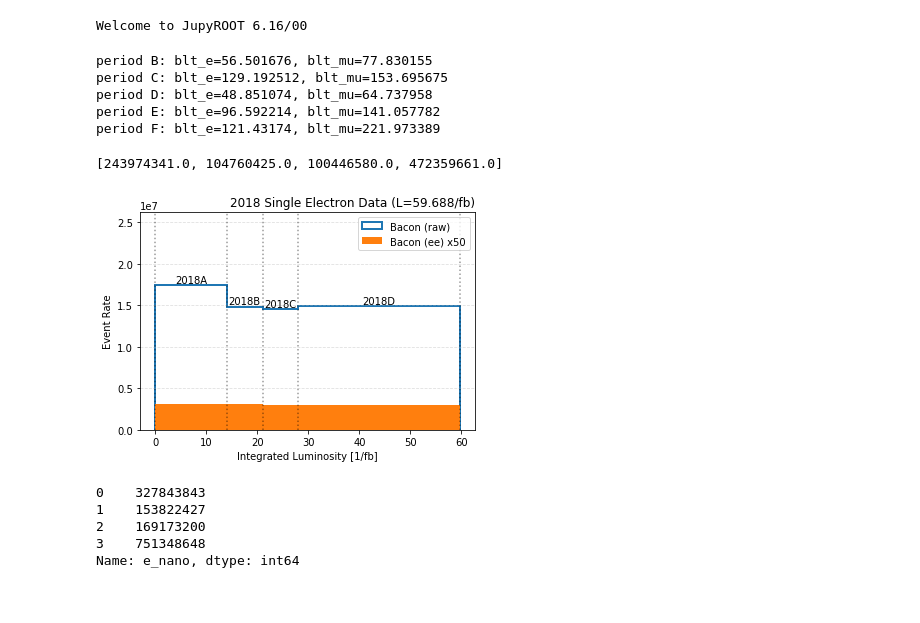
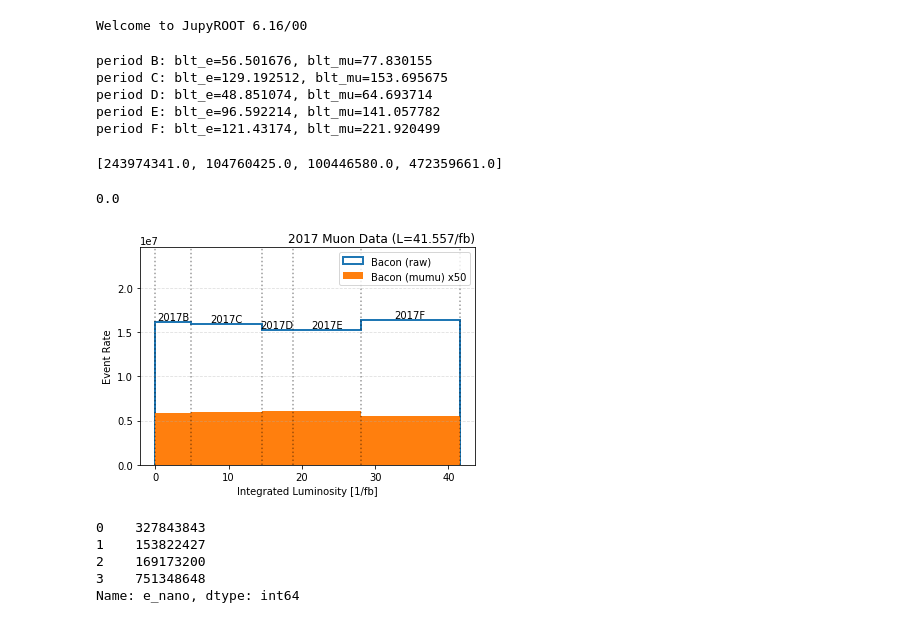
Before and after one commit to ZihengChen/WBranchingFaction, a Jupyter notebook: notebooks/Untitled.ipynb, the cells around one changed output. Saved outputs shown, nothing was run; the diff lists cells and outputs as text; code cells hidden in the pictures.

```diff
--- a/notebooks/Untitled.ipynb
+++ b/notebooks/Untitled.ipynb
@@ -29,7 +29,7 @@ for period in "ABCD":
 
 n_blt_2017e_list,n_blt_2017mu_list = [], []
 for period in "BCDEF":
-    tfile = root.TFile('../data/root/Run2017_20200410.root')
+    tfile = root.TFile('../data/root/Run2017_20200617.root')
     n_blt_2017e = tfile.Get("TotalEvents_electron_2017"+period).GetBinContent(1)
     n_blt_2017mu = tfile.Get("TotalEvents_muon_2017"+period).GetBinContent(1)
 
@@ -39,9 +39,9 @@ for period in "BCDEF":
 # %% [output]
 period B: blt_e=56.501676, blt_mu=77.830155
 period C: blt_e=129.192512, blt_mu=153.695675
-period D: blt_e=48.851074, blt_mu=64.737958
+period D: blt_e=48.851074, blt_mu=64.693714
 period E: blt_e=96.592214, blt_mu=141.057782
-period F: blt_e=121.43174, blt_mu=221.973389
+period F: blt_e=121.43174, blt_mu=221.920499
 # %%
 n_blt_2018e_list
 # %% [output]
@@ -62,58 +62,65 @@ df2017["L"] = [4.823,9.664,4.252,9.278,13.540]
 df2017["e_bacon"] = n_blt_2017e_list
 df2017["e_bacon_ee"] = [295020,702735,307175,459580,368720]
 df2017["mu_bacon"] = n_blt_2017mu_list
-df2017["mu_bacon_mumu"] = [777881,1580301,723927,1329558,1839630]
+df2017["mu_bacon_mumu"] = [14073,29063,12987,28238,37293] #[777881,1580301,723927,1329558,1839630]
+.0
+.0
+.0
+.0
+.0
+# %% [output]
+0.0
 # %%
 
-df, periods = df2018, ["2018"+pp for pp in "ABCD"]
+# df, periods = df2018, ["2018"+pp for pp in "ABCD"]
 # channel, selection = "e_nano", "ee"
 # title = "2018 Single Electron Data (L=59.688/fb)"
 # figname = "2018_electron_eventRate_nano"
 
-channel, selection = "e_bacon", "ee"
-title = "2018 Single Electron Data (L=59.688/fb)"
-figname = "2018_electron_eventRate"
+# channel, selection = "e_bacon", "ee"
+# title = "2018 Single Electron Data (L=59.688/fb)"
+# figname = "2018_electron_eventRate"
 
 # channel, selection = "mu_bacon", "mumu"
 # title = "2018 Single Muon Data (L=59.688/fb)"
 # figname = "2018_muon_eventRate"
 
-# df, periods = df2017,["2017"+pp for pp in "BCDEF"]
-# channel, selection = "mu_bacon", "mumu"
-# title = "2017 Muon Data (L=41.557/fb)"
-# figname = "2017_muon_eventRate"
+df, periods = df2017,["2017"+pp for pp in "BCDEF"]
+channel, selection = "mu_bacon", "mumu"
+title = "2017 Muon Data (L=41.557/fb)"
+figname = "2017_muon_eventRate"
 
 # channel, selection = "e_bacon", "ee"
 # title = "2017 Electron Data (L=41.557/fb)"
 # figname = "2017_electron_eventRate"
 
 
 bins = np.r_[np.array([0]), np.cumsum(df.L)]
 c = (bins[1:]+bins[:-1])/2
 
 h1 = plt.hist(c, weights=df[channel].astype(float)/df.L, bins=bins, histtype="step",linewidth=2,label="Bacon (raw)")
-h2 = plt.hist(c, weights=df[channel+"_"+selection].astype(float)/df.L*50, bins=bins,linewidth=1,label="Bacon ({}) x50".format(selection))
+h2 = plt.hist(c, weights=df[channel+"_"+selection].astype(float)/df.L*2000, bins=bins,linewidth=1,label="Bacon ({}) x50".format(selection))
 h1,h2 = h1[0],h2[0]
 
 ynorm = np.max(h1)
 plt.ylim(0,1.5*ynorm)
 
 plt.xlabel("Integrated Luminosity [1/fb]")
 plt.ylabel("Event Rate")
 plt.legend(loc="upper right")
 plt.grid(linestyle="--",alpha=0.4,axis='y')
 plt.title(title,loc="right")
 
 for cc,hh,pp in zip(c,h1,periods):
     plt.text(cc,hh,pp, horizontalalignment='center', verticalalignment='bottom')
 for bb in bins:
     plt.axvline(bb,linestyle=":",alpha=0.4,color='k')
 
 plt.savefig("../plots/{}.png".format(figname),dpi=200)
 
 # plt.yscale("log")
 # %% [output]
-[figure, old version]
+[figure, new version]
 # %%
 df2018["e_nano"]
 # %% [output]
```
Also changed, not shown: parts of 4 cells of this notebook, 23 other files.
